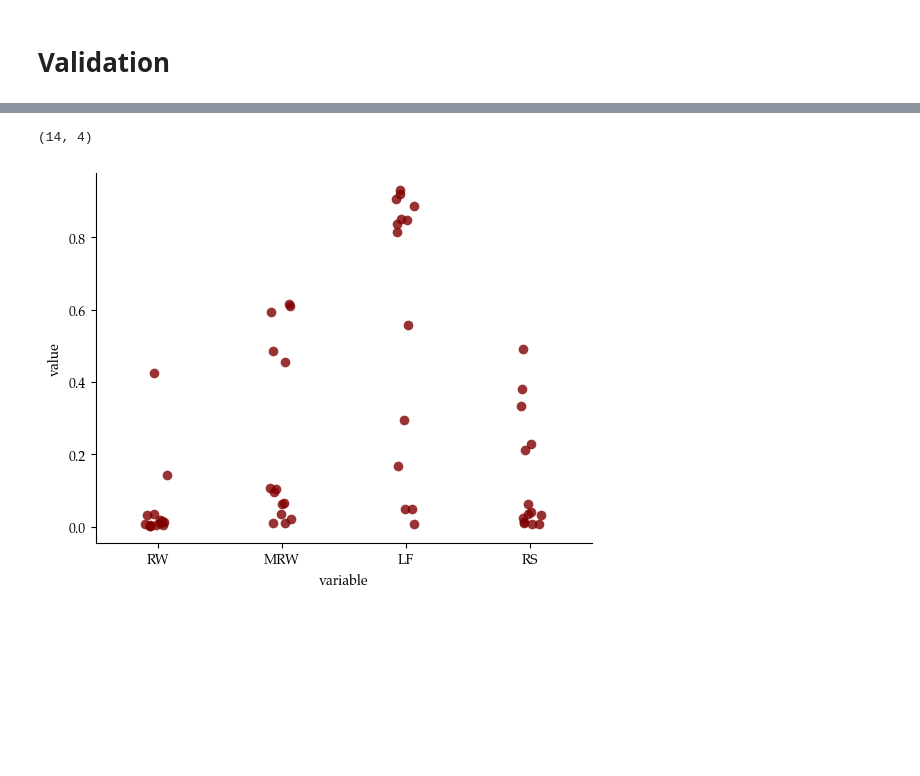
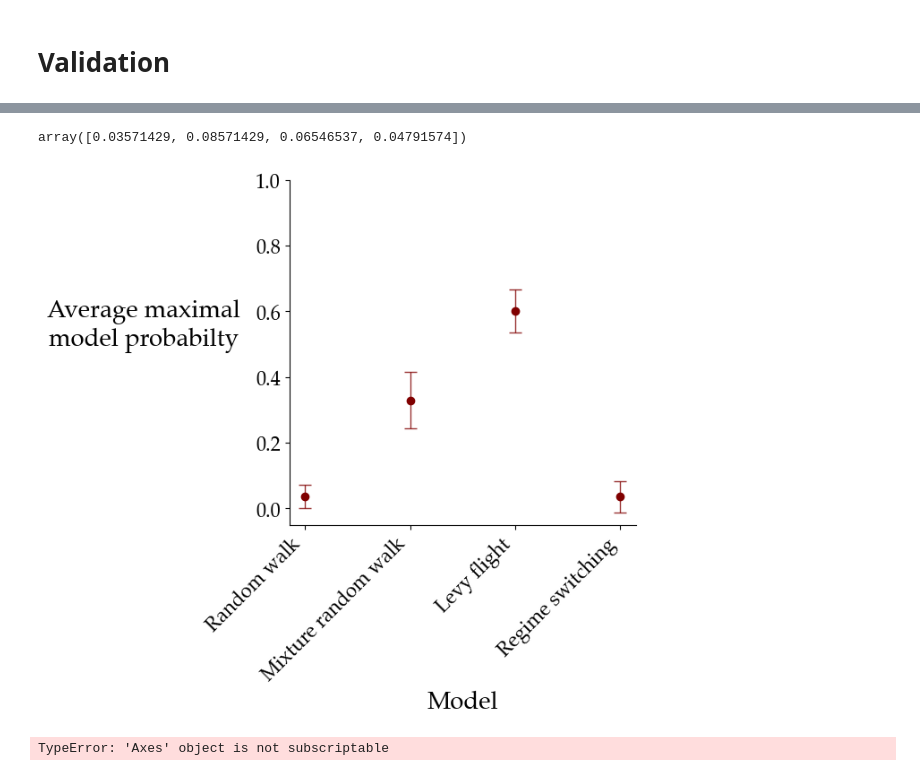
Before and after one commit to bayesflow-org/Non-Stationary-DDM-Validation, a Jupyter notebook: applications/model_comparison/notebooks/compare_models.ipynb, the cells around one changed output, grey strips where cells are left out. Cells and saved outputs as stored; diff of their text form; code cells hidden in the pictures; blank space fills up the shorter version.

Commit message:
update model comp workflow

```diff
--- a/applications/model_comparison/notebooks/compare_models.ipynb
+++ b/applications/model_comparison/notebooks/compare_models.ipynb
@@ -348,13 +363,52 @@ model_probs = model_probs_per_ensemble.mean(axis=0)
-# %%
-model_probs.shape
-# %% [output]
-(14, 4)
-# %%
-import pandas as pd
-df_model_probs = pd.DataFrame(model_probs, columns=['RW', 'MRW', 'LF', 'RS'])
-df_model_probs = pd.melt(df_model_probs, value_vars=['RW', 'MRW', 'LF', 'RS'])
-sns.stripplot(data=df_model_probs, x="variable", y="value",
-              color='maroon', alpha=0.8, size=7)
-sns.despine()
-# %% [output]
-[figure, removed]
+# %%
+binary_model_prob = np.zeros(model_probs_per_ensemble.shape)
+for i in range(ENSEMBLE_SIZE):
+    tmp_mat = model_probs_per_ensemble[i]
+    binary_model_prob[i][np.arange(tmp_mat.shape[0]), np.argmax(tmp_mat, axis=1)] = 1
+binary_model_prob_per_ensemble = binary_model_prob.mean(axis=1)
+mean_binary_model_prob_per_ensemble = binary_model_prob_per_ensemble.mean(axis=0)
+std_binary_model_prob_per_ensemble = binary_model_prob_per_ensemble.std(axis=0)
+# %%
+mean_binary_model_prob_per_ensemble
+std_binary_model_prob_per_ensemble
+# %% [output]
+array([0.03571429, 0.08571429, 0.06546537, 0.04791574])
+# %%
+MODEL_NAMES = [
+    'Random walk', 'Mixture random walk',
+    'Levy flight', 'Regime switching'
+    ]
+
+FONT_SIZE_1 = 24
+FONT_SIZE_2 = 20
+FONT_SIZE_3 = 16
+# %%
+fig, ax = plt.subplots(1, 1, figsize=(5, 5))
+ax.scatter(
+    MODEL_NAMES,
+    mean_binary_model_prob_per_ensemble,
+    color='maroon', alpha=1.0
+)
+ax.errorbar(
+    MODEL_NAMES,
+    mean_binary_model_prob_per_ensemble,
+    yerr=std_binary_model_prob_per_ensemble,
+    fmt='none', capsize=5, elinewidth=1,
+    color='maroon', alpha=0.8
+    )
+
+ax.set_xticks(MODEL_NAMES, MODEL_NAMES, rotation=45, ha="right")
+ax.tick_params(axis='both', which='major', labelsize=FONT_SIZE_3)
+ax.set_ylabel("Average maximal\nmodel probabilty", rotation=0, labelpad=90, fontsize=FONT_SIZE_2)
+ax.set_xlabel("Model", fontsize=FONT_SIZE_2)
+ax.set_ylim(-0.05, 1)
+sns.despine()
+# %% [output]
+[figure, added]
+# %%
+x_labels = ['1', '2', '3', '4']
+x_positions = [0, 2, 4, 6]
+
+ax[0].set_xticks(x_positions, x_labels)
+# %% [output]
+TypeError: 'Axes' object is not subscriptable
```
Also changed, not shown: parts of 3 cells of this notebook, 3 other files.
